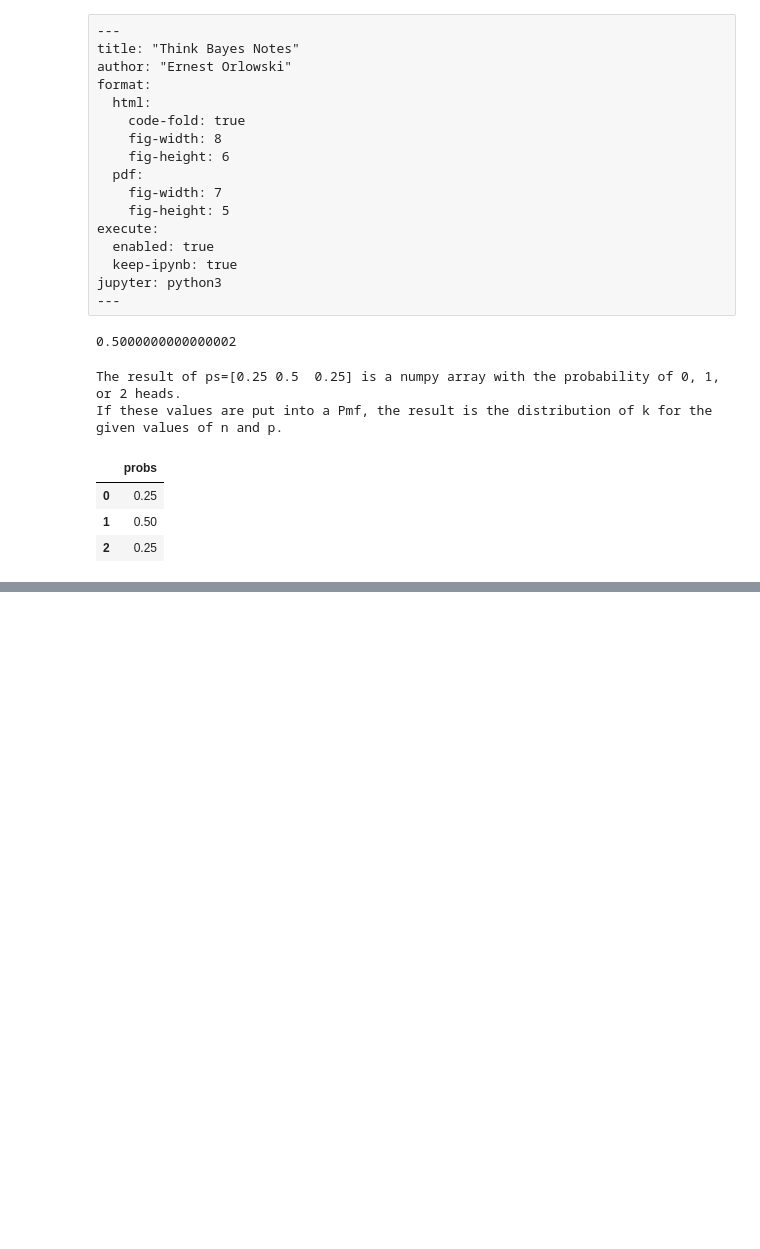
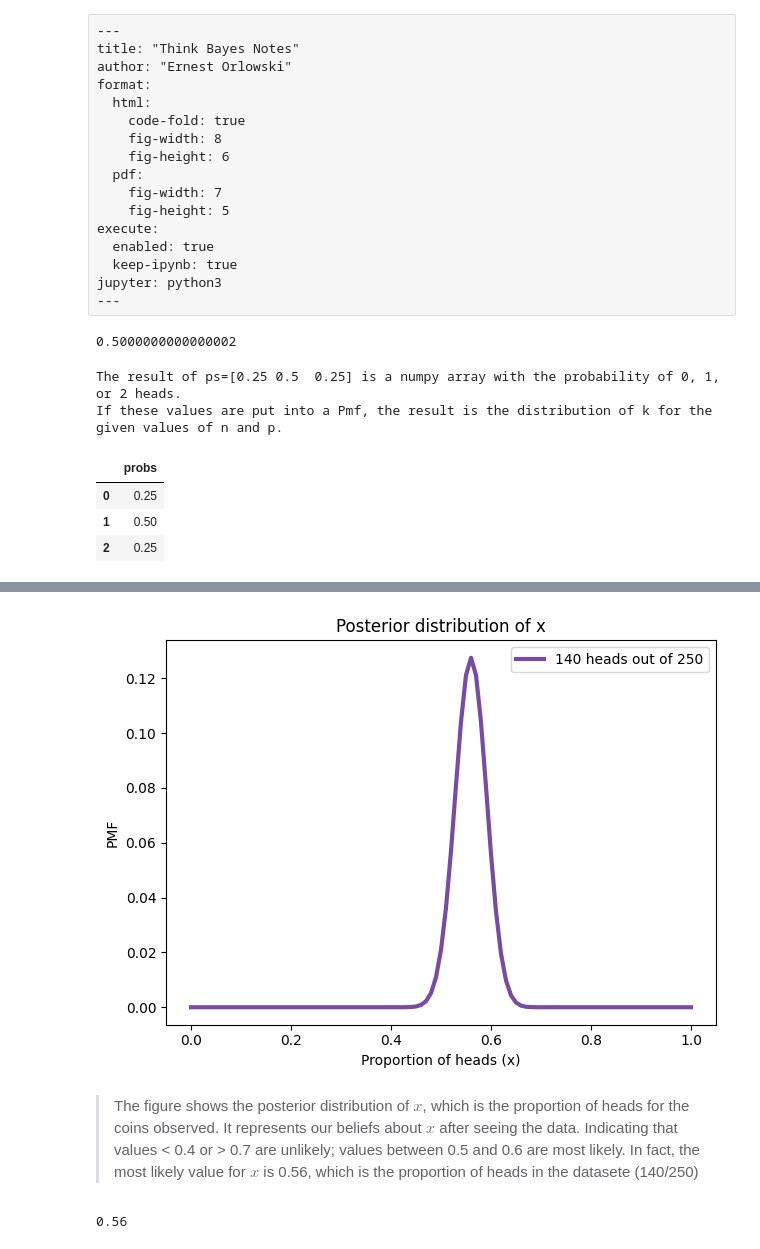
Before and after one commit to eo1989/mkt_stats_notes, a Jupyter notebook: Think_bayes_notes_eo_quarto_launched.ipynb, the cells around one changed output, grey strips where cells are left out. Cells and saved outputs as stored; diff of their text form; code cells hidden in the pictures; blank space fills up the shorter version.

```diff
--- a/Think_bayes_notes_eo_quarto_launched.ipynb
+++ b/Think_bayes_notes_eo_quarto_launched.ipynb
@@ -65,0 +161,25 @@ plt.legend(["n=250, p=0.5"], loc="upper right")
+# %%
+# uniform priors created as such:
+# hypos is an array of equally spaced values between 0 & 1
+hypos = np.linspace(0, 1, 101)
+prior = Pmf(1, hypos)
+
+# Use hypotheses to compute likelihoods
+likeli_heads = hypos
+likeli_tails = 1 - hypos
+
+# putting the likelihoods info a dictionary to make them easier to work with later (updating, etc)
+likelihood = {"H": likeli_heads, "T": likeli_tails}
+
+# Represent the data as a string of Hs and Ts, H repeated 140 times, T repeated 110 times.
+
+dataset = "H" * 140 + "T" * 110
+
+
+# updating the prior with the dataset
+def update_euro(pmf, dataset):
+    """ update pmf with a given sequence of H and T. """
+    for data in dataset:
+        pmf *= likelihood[data]
+
+    pmf.normalize()
@@ -65,0 +189,21 @@ plt.legend(["n=250, p=0.5"], loc="upper right")
+# %%
+posterior = prior.copy()
+update_euro(posterior, dataset)
+
+
+def dec_euro(title):
+    decorate(xlabel='Proportion of heads (x)', ylabel='PMF', title=title)
+
+
+posterior.plot(label='140 heads out of 250', color='C4')
+dec_euro(title='Posterior distribution of x')
+# %% [output]
+[figure, added]
+# %% [markdown]
+> The figure shows the posterior distribution of $x$, which is the proportion of heads for the coins observed.
+> It represents our beliefs about $x$ after seeing the data. Indicating that values < 0.4 or > 0.7 are unlikely; values between 0.5 and 0.6 are most likely.
+> In fact, the most likely value for $x$ is 0.56, which is the proportion of heads in the datasete (140/250)
+# %%
+posterior.max_prob()
+# %% [output]
+0.56
```
Also changed, not shown: parts of 25 cells of this notebook, 23 other files.
